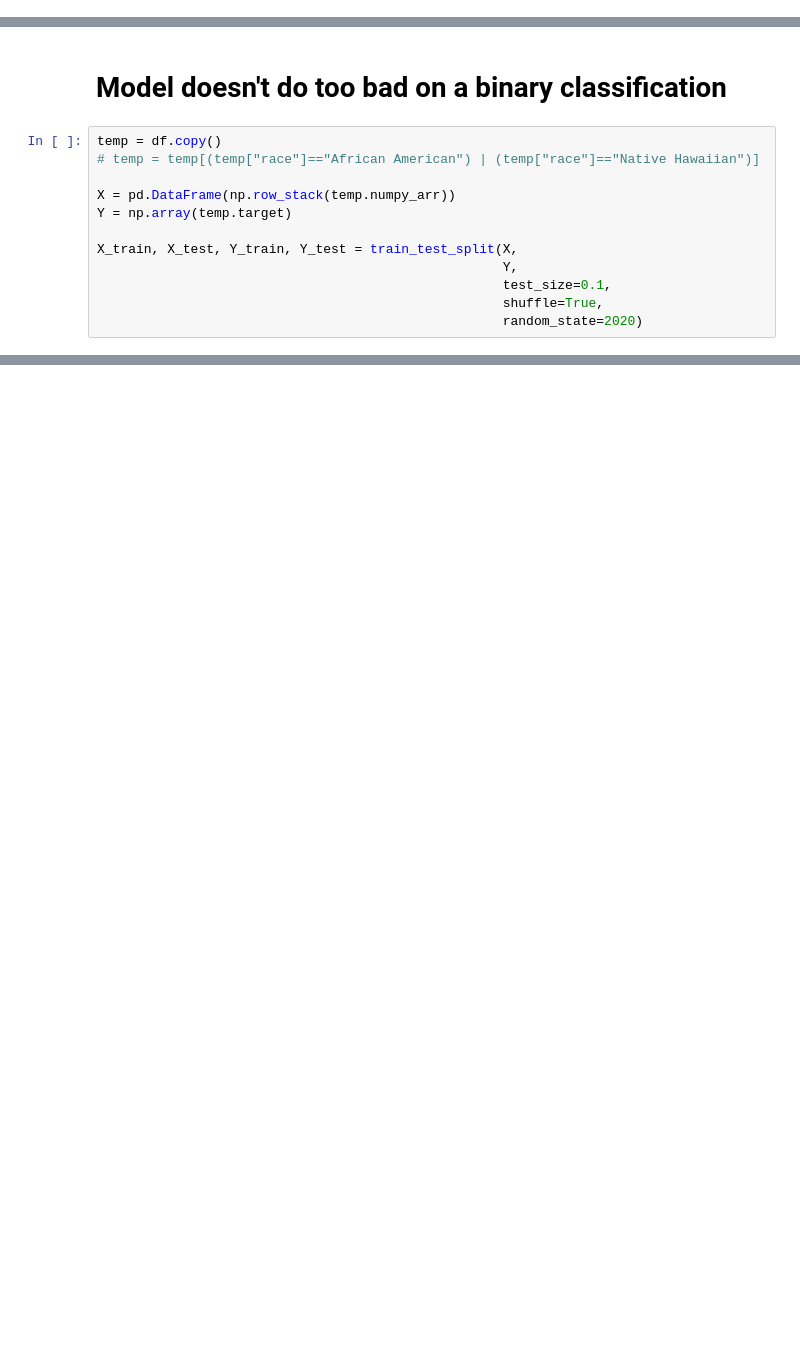
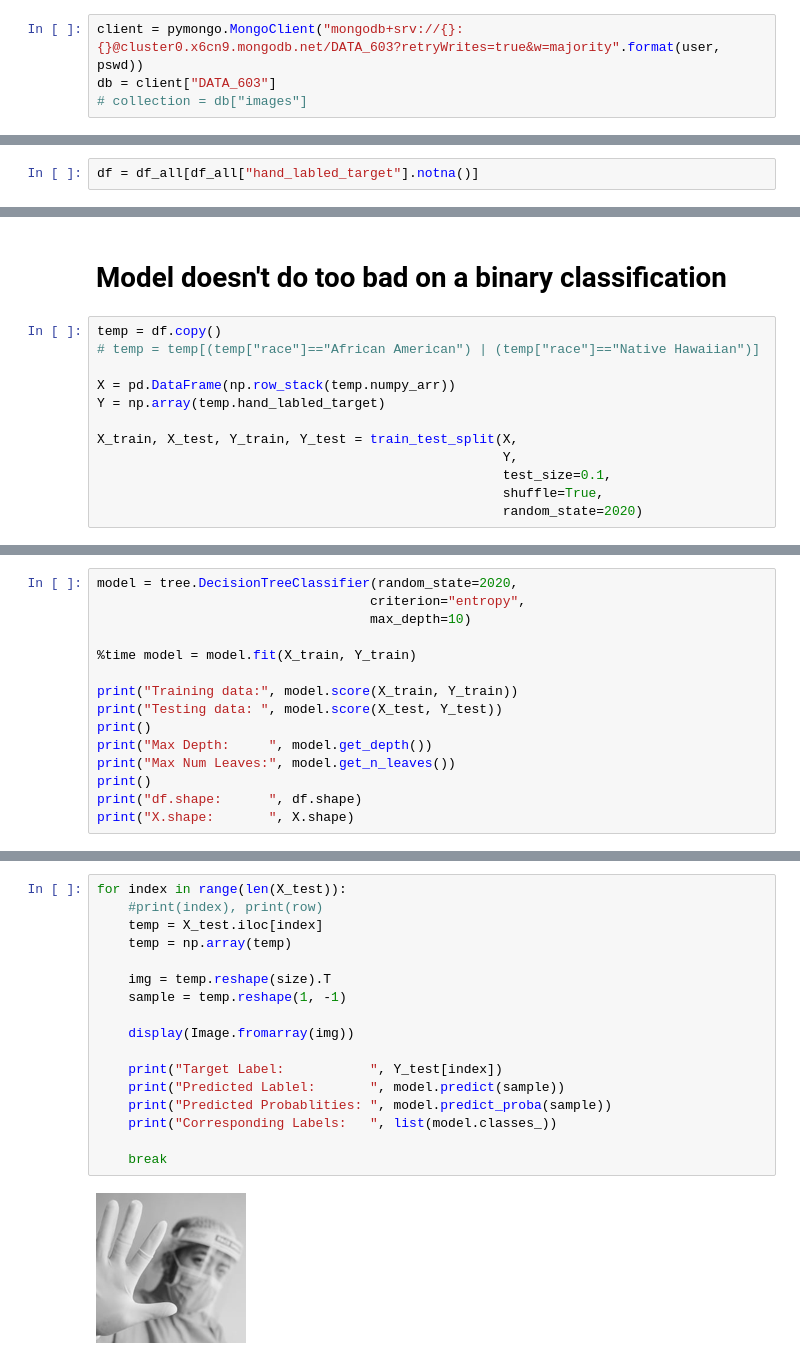
Before and after one commit to miles-frankllin/Data_603, a Jupyter notebook: Image_Classification_Sklearn_Mask.ipynb, the cells around one changed output, grey strips where cells are left out. Cells and saved outputs as stored; diff of their text form; blank space fills up the shorter version.

Commit message:
Image_Classification_Sklearn_Mask

```diff
--- a/Image_Classification_Sklearn_Mask.ipynb
+++ b/Image_Classification_Sklearn_Mask.ipynb
@@ -128,0 +44,4 @@ df["numpy_arr"] = df["numpy_arr"].apply(lambda x: Image.fromarray(x, 'RGB'))
+# %%
+client = pymongo.MongoClient("mongodb+srv://{}:{}@cluster0.x6cn9.mongodb.net/DATA_603?retryWrites=true&w=majority".format(user, pswd))
+db = client["DATA_603"]
+# collection = db["images"]
@@ -128,0 +85,2 @@ df["numpy_arr"] = df["numpy_arr"].apply(lambda x: Image.fromarray(x, 'RGB'))
+# %%
+df = df_all[df_all["hand_labled_target"].notna()]
@@ -191,7 +179,7 @@ temp = df.copy()
 # temp = temp[(temp["race"]=="African American") | (temp["race"]=="Native Hawaiian")]
 
 X = pd.DataFrame(np.row_stack(temp.numpy_arr))
-Y = np.array(temp.target)
+Y = np.array(temp.hand_labled_target)
 
 X_train, X_test, Y_train, Y_test = train_test_split(X,
                                                     Y,
@@ -285,0 +255,15 @@ im2
+# %%
+model = tree.DecisionTreeClassifier(random_state=2020,
+                                   criterion="entropy",
+                                   max_depth=10)
+
+%time model = model.fit(X_train, Y_train)
+
+print("Training data:", model.score(X_train, Y_train))
+print("Testing data: ", model.score(X_test, Y_test))
+print()
+print("Max Depth:     ", model.get_depth())
+print("Max Num Leaves:", model.get_n_leaves())
+print()
+print("df.shape:      ", df.shape)
+print("X.shape:       ", X.shape)
@@ -285,0 +291,19 @@ im2
+# %%
+for index in range(len(X_test)):
+    #print(index), print(row)
+    temp = X_test.iloc[index]
+    temp = np.array(temp)
+
+    img = temp.reshape(size).T
+    sample = temp.reshape(1, -1)
+
+    display(Image.fromarray(img))
+
+    print("Target Label:           ", Y_test[index])
+    print("Predicted Lablel:       ", model.predict(sample))
+    print("Predicted Probablities: ", model.predict_proba(sample))
+    print("Corresponding Labels:   ", list(model.classes_))
+
+    break
+# %% [output]
+[figure, added]
```
Also changed, not shown: parts of 55 cells of this notebook.
